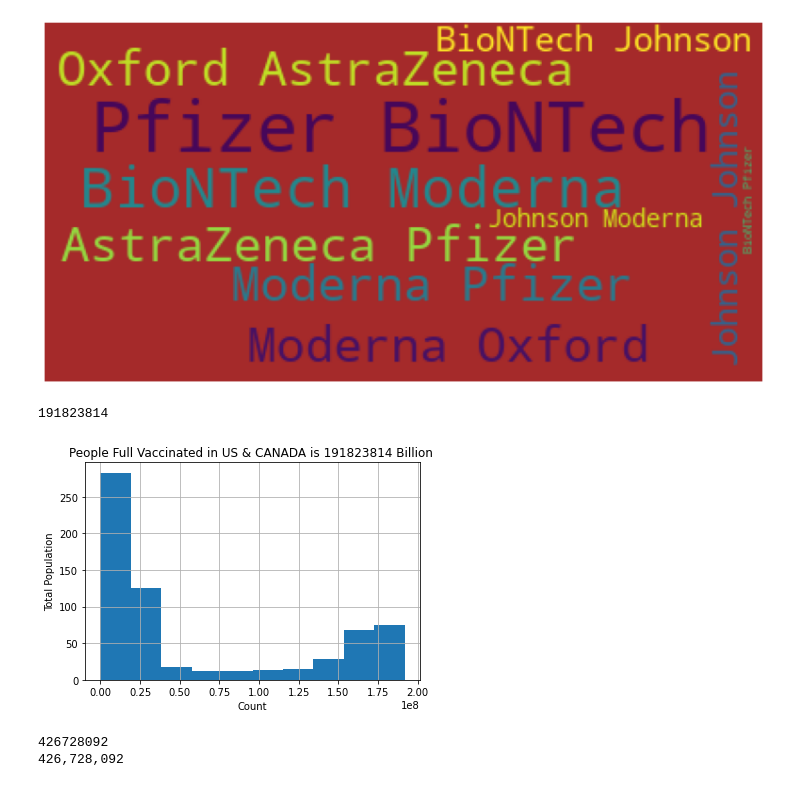
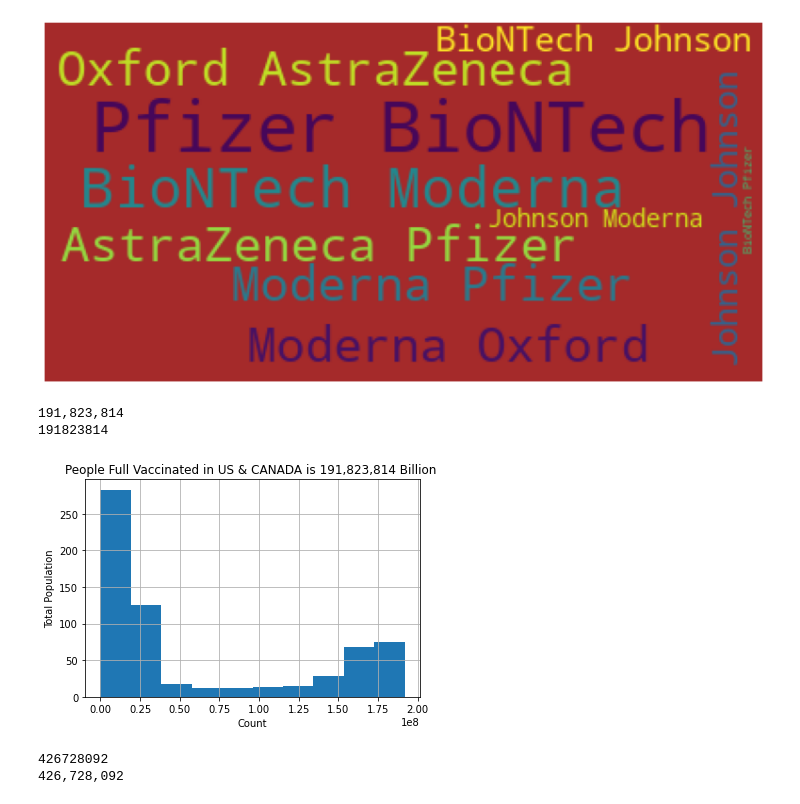
Before and after one commit to nitin578/103_Country_Covid19_Vaccinations, a Jupyter notebook: Covid19__Country_Vaccines.ipynb, the cells around one changed output. Drawn from its saved outputs; the diff is of its cells as text; code cells hidden in the pictures.

```diff
--- a/Covid19__Country_Vaccines.ipynb
+++ b/Covid19__Country_Vaccines.ipynb
@@ -473,15 +488,18 @@ plt.show()
 # %%
 #Q3
 dataset1[numerical_features].hist(column = 'people_fully_vaccinated')
 plt.xlabel("Count")
 plt.ylabel("Total Population")
-plt.title("People Full Vaccinated in US & CANADA is 191823814 Billion ")
+plt.title("People Full Vaccinated in US & CANADA is 191,823,814 Billion ")
 column = dataset1["people_fully_vaccinated"]
+number_with_commas = "{:,}".format(191823814)
+print(number_with_commas)
 max_value = column.max()
 print(max_value)
 # %% [output]
+191,823,814
 191823814
-[figure, old version]
+[figure, new version]
 # %%
 dataset1[numerical_features].hist(column = 'total_vaccinations')
 plt.xlabel("Count")
```
Also changed, not shown: parts of 6 cells of this notebook.
